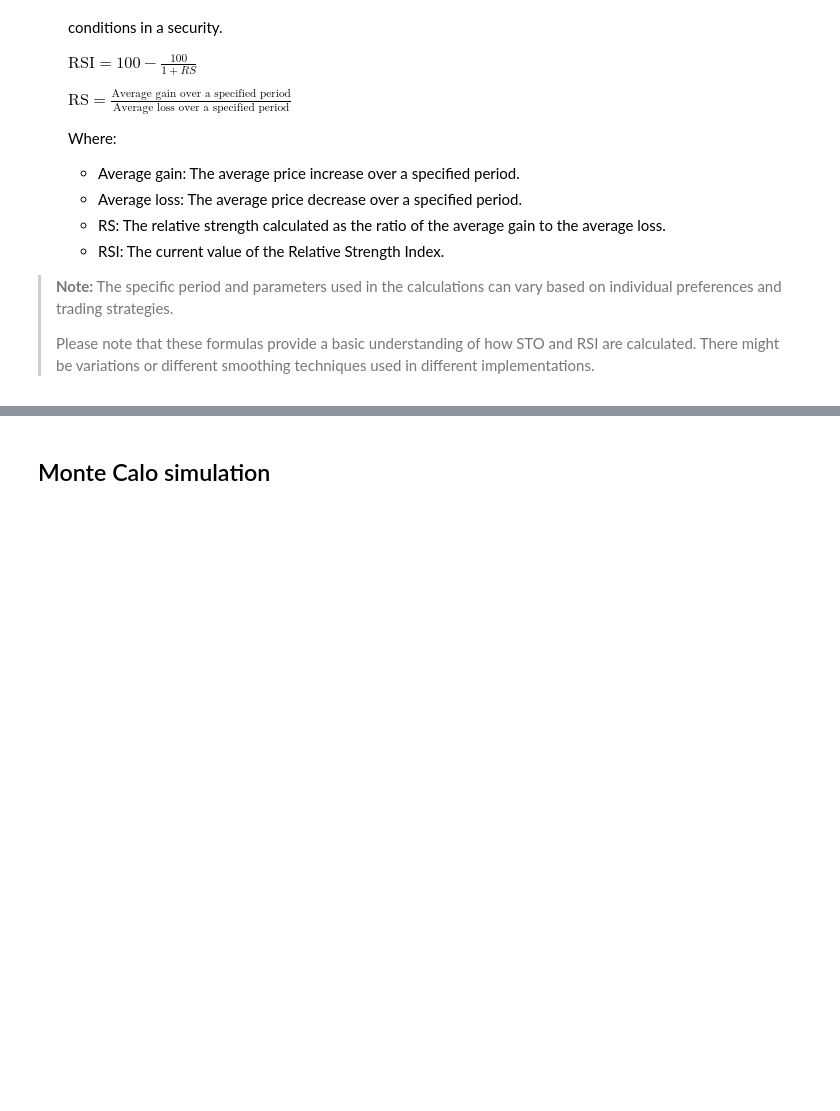
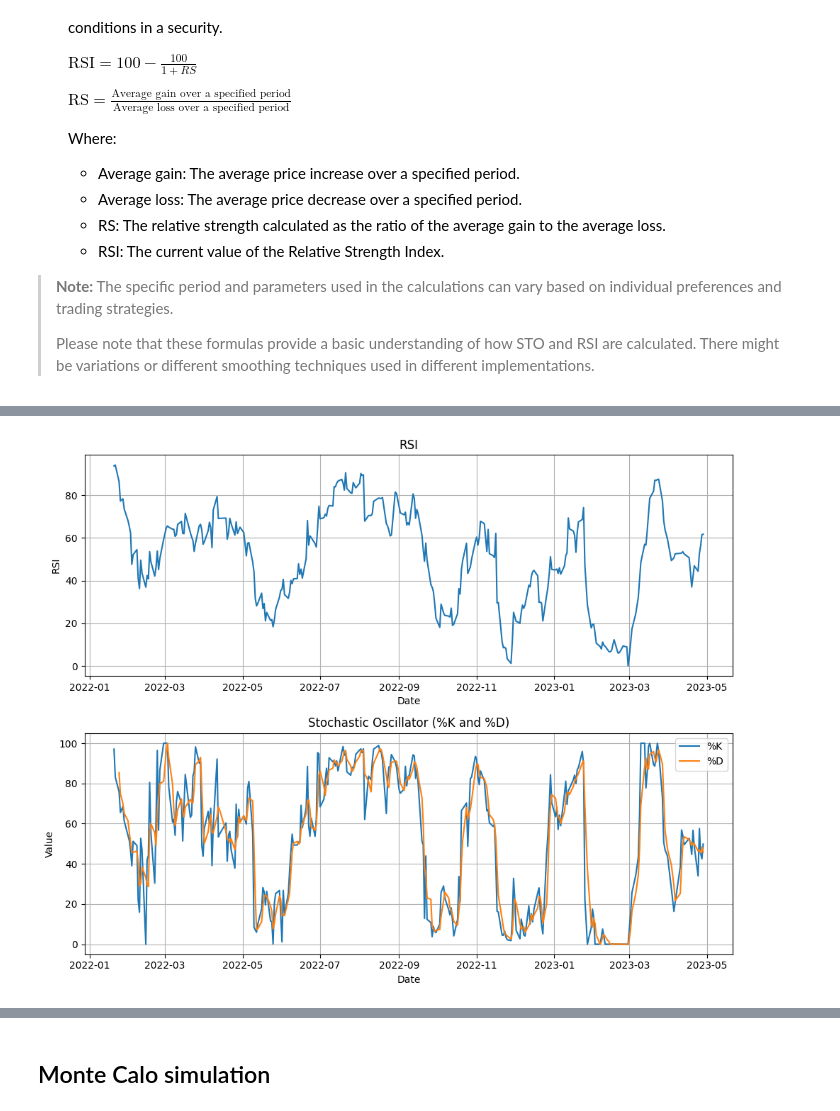
Before and after one commit to arunp77/Machine-Learning, a Jupyter notebook: Projects-ML/Monte-carlo-simulation.ipynb, the cells around one changed output, grey strips where cells are left out. Drawn from its saved outputs; the diff is of its cells as text; code cells hidden in the pictures; blank space fills up the shorter version.

```diff
--- a/Projects-ML/Monte-carlo-simulation.ipynb
+++ b/Projects-ML/Monte-carlo-simulation.ipynb
@@ -1255,0 +1323,21 @@ Stochastic (STO) and Relative Strength Index (RSI) are popular technical indicat
+# %%
+fig, (ax1, ax2) = plt.subplots(2, 1, figsize=(10, 8))
+
+ax1.plot(adani_df6.index, adani_df6['RSI'])
+ax1.set_title('RSI')
+ax1.set_xlabel('Date')
+ax1.set_ylabel('RSI')
+ax1.grid(True)
+
+ax2.plot(adani_df6.index, adani_df6['%K'], label='%K')
+ax2.plot(adani_df6.index, adani_df6['%D'], label='%D')
+ax2.set_title('Stochastic Oscillator (%K and %D)')
+ax2.set_xlabel('Date')
+ax2.set_ylabel('Value')
+ax2.legend()
+ax2.grid(True)
+
+plt.tight_layout()
+plt.show()
+# %% [output]
+[figure, added]
```
Also changed, not shown: parts of 8 cells of this notebook.
